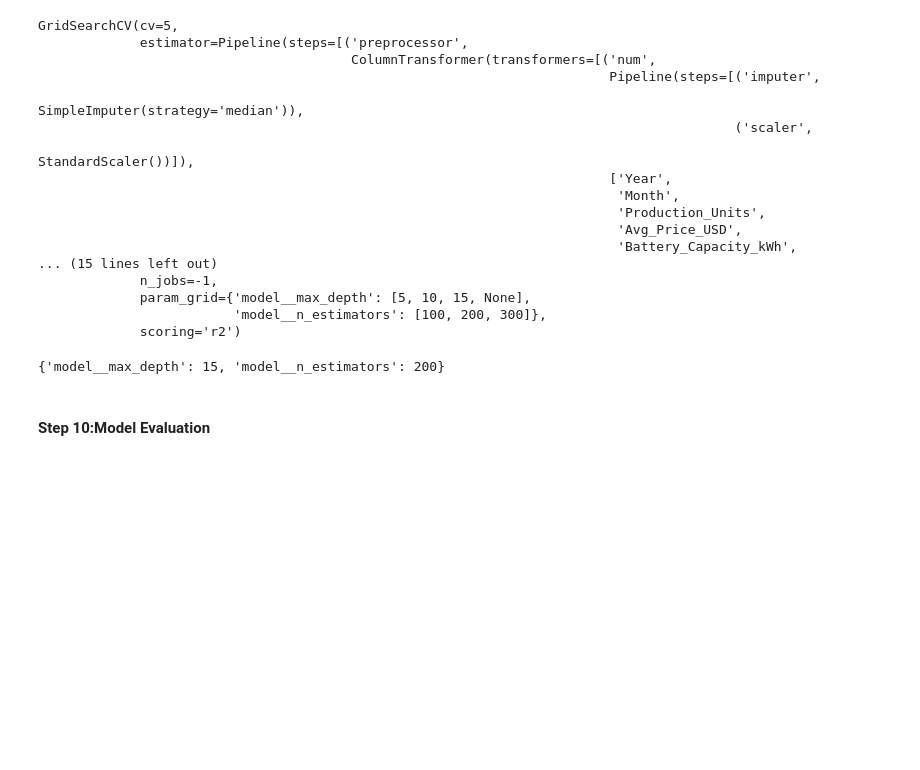
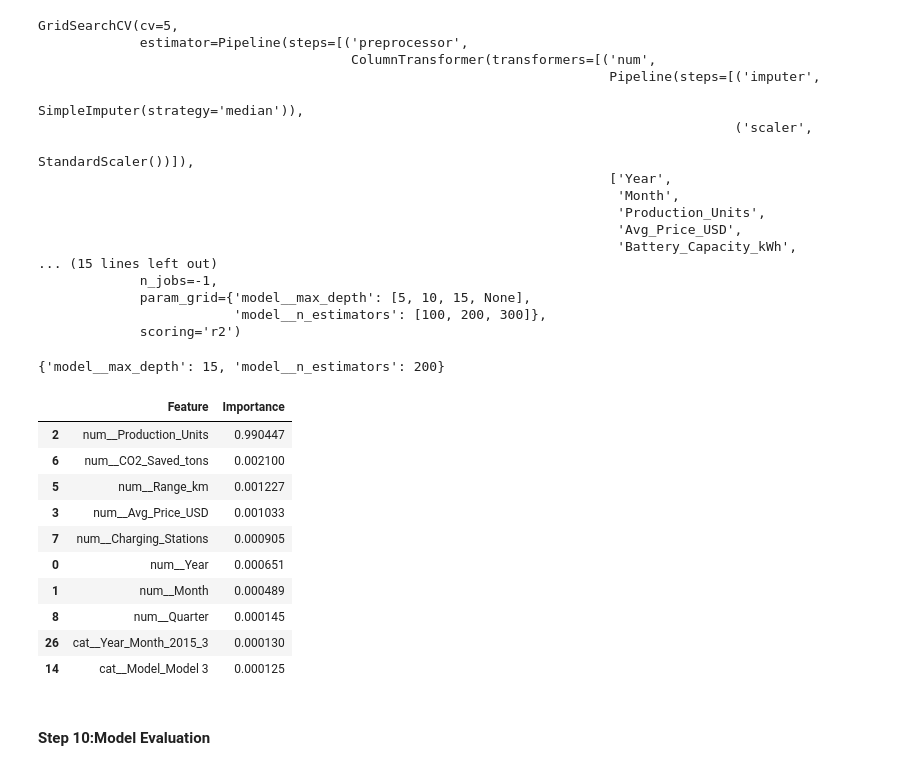
Before and after one commit to srinidhireddy786/Celebal-week2-assignment, a Jupyter notebook: week2_Srinidhi_almareddy.ipynb, the cells around one changed output. Cells and saved outputs as stored; diff of their text form; code cells hidden in the pictures; blank space fills up the shorter version.

Commit message:
added feature importance

```diff
--- a/week2_Srinidhi_almareddy.ipynb
+++ b/week2_Srinidhi_almareddy.ipynb
@@ -460,6 +431,38 @@ grid_search.best_params_
 best_model = grid_search.best_estimator_
 # %%
 final_pred = best_model.predict(X_test)
+# %%
+feature_names = best_model.named_steps[
+    "preprocessor"
+].get_feature_names_out()
+
+importances = best_model.named_steps[
+    "model"
+].feature_importances_
+
+importance_df = pd.DataFrame({
+    "Feature": feature_names,
+    "Importance": importances
+})
+
+importance_df = importance_df.sort_values(
+    by="Importance",
+    ascending=False
+)
+
+importance_df.head(10)
+# %% [output]
+|  | Feature | Importance |
+| 2 | num__Production_Units | 0.990447 |
+| 6 | num__CO2_Saved_tons | 0.002100 |
+| 5 | num__Range_km | 0.001227 |
+| 3 | num__Avg_Price_USD | 0.001033 |
+| 7 | num__Charging_Stations | 0.000905 |
+| 0 | num__Year | 0.000651 |
+| 1 | num__Month | 0.000489 |
+| 8 | num__Quarter | 0.000145 |
+| 26 | cat__Year_Month_2015_3 | 0.000130 |
+| 14 | cat__Model_Model 3 | 0.000125 |
 # %% [markdown]
 #### Step 10:Model Evaluation
 # %%
```
Also changed, not shown: parts of 6 cells of this notebook.
